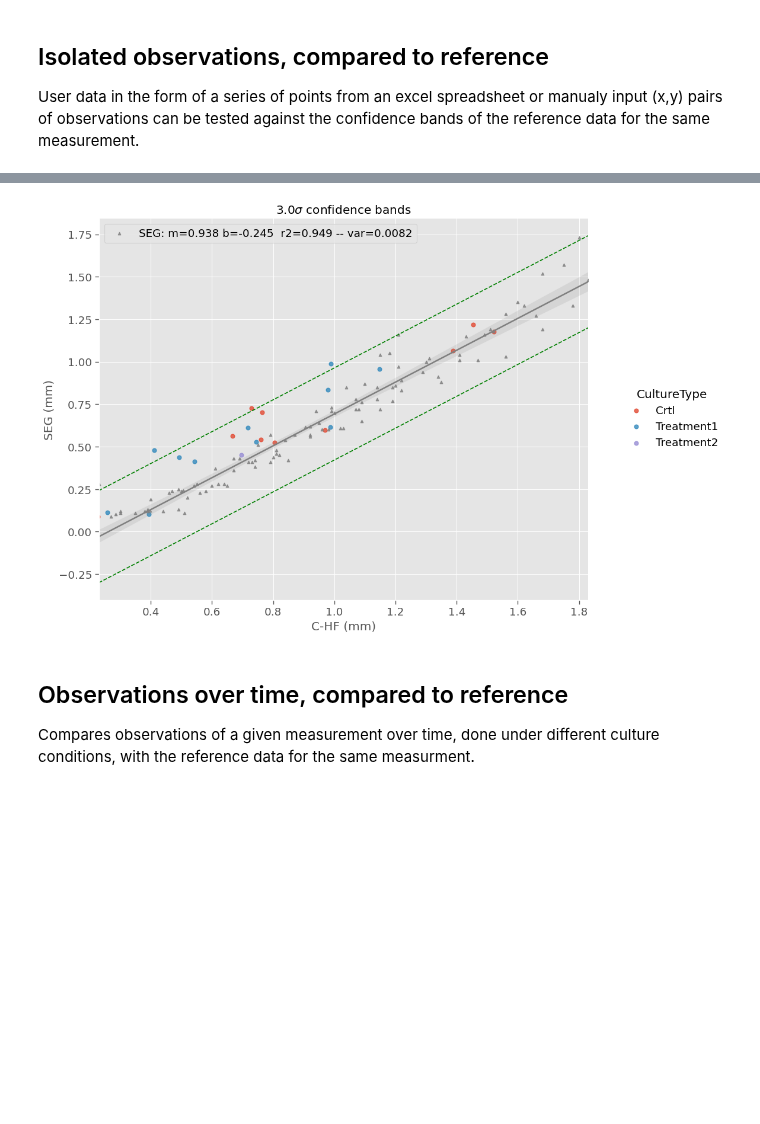
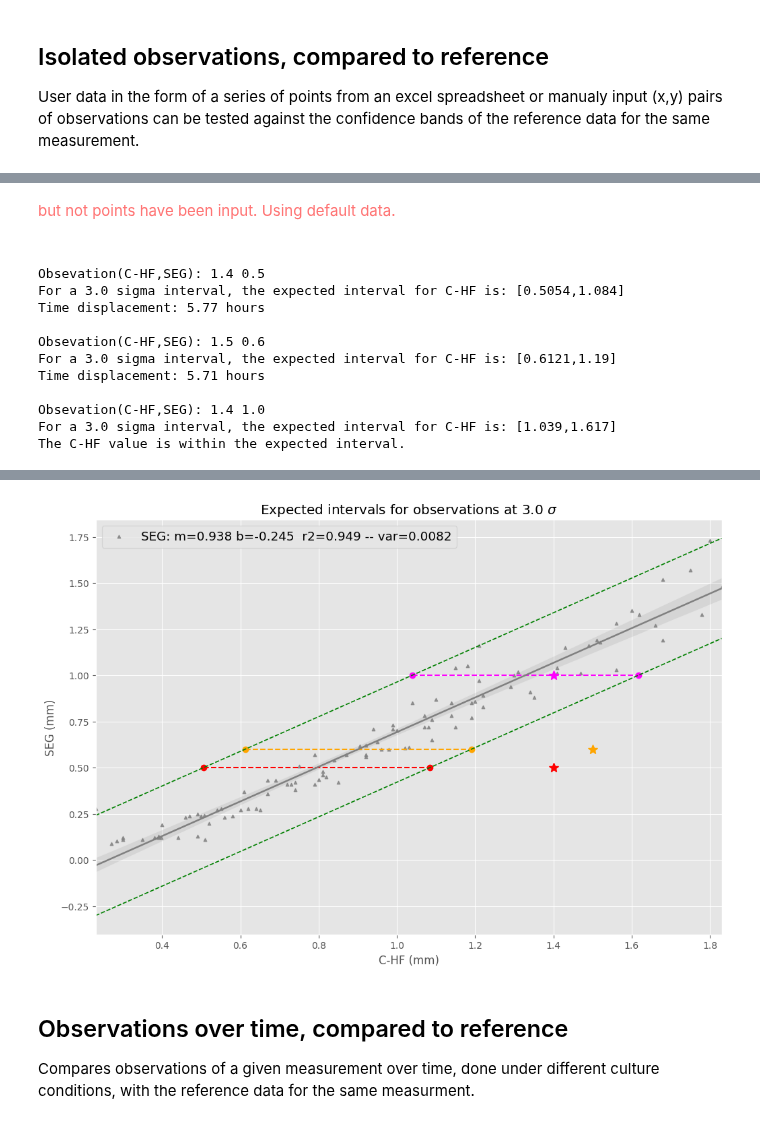
Before and after one commit to pjmartel/ChEEQ_tool, a Jupyter notebook: embryo_tool.ipynb, the cells around one changed output, grey strips where cells are left out. Drawn from its saved outputs; the diff is of its cells as text; code cells hidden in the pictures; blank space fills up the shorter version.

Commit message:
Time_displacement for points in the interval, and file mode (ongoing)

```diff
--- a/embryo_tool.ipynb
+++ b/embryo_tool.ipynb
@@ -175,10 +175,10 @@ set_manual_obervations = False #user has not input manual points
 #drive.mount('/gdrive')
 
 # Read data file from Github
-!curl --remote-name \
+_ = !curl --remote-name \
      -H 'Accept: application/vnd.github.v3.raw' \
      --location https://api.github.com/repos/pjmartel/embryo_tool/contents/Grelha_Martel_Tool_OnlyMainData-2023-02-27.xlsx
 # Read image file from Github
-!curl --remote-name \
+_ = !curl --remote-name \
      -H 'Accept: application/vnd.github.v3.raw' \
      --location https://api.github.com/repos/pjmartel/embryo_tool/contents/measurements_color.png
@@ -463,9 +456,9 @@ print(observations)
 User data in the form of a series of points from an excel spreadsheet or manualy input (x,y) pairs of observations can be tested against the confidence bands of the reference data for the same measurement.
 # %%
 #@title  { run: "auto" }
-sb.regplot
+#sb.regplot
 # Menus
-input_mode = "from file" #@param ['manual', 'from file']
+input_mode = "manual" #@param ['manual', 'from file']
 color_by = "culture type" #@param ['embryo', 'culture type']
 #include_zero = include_zero == "Yes"
 x_measure = 'C-HF' #@param ['C-N','C-HF']
@@ -635,5 +629,17 @@ _ = ax.legend(handles[-1:], labels[-1:])
+<font color='#FF7575'>but not points have been input. Using default data.<br><br></font>
+Obsevation(C-HF,SEG): 1.4 0.5
+For a 3.0 sigma interval, the expected interval for C-HF is: [0.5054,1.084]
+Time displacement: 5.77 hours
+
+Obsevation(C-HF,SEG): 1.5 0.6
+For a 3.0 sigma interval, the expected interval for C-HF is: [0.6121,1.19]
+Time displacement: 5.71 hours
+
+Obsevation(C-HF,SEG): 1.4 1.0
+For a 3.0 sigma interval, the expected interval for C-HF is: [1.039,1.617]
+The C-HF value is within the expected interval.
 [interactive output not drawn]
-[figure, old version]
+[figure, new version]
 # %% [markdown]
 ## Observations over time, compared to reference
 Compares observations of a given measurement over time, done under different culture conditions, with the reference data for the same measurment.
```
Also changed, not shown: parts of 4 cells of this notebook.
